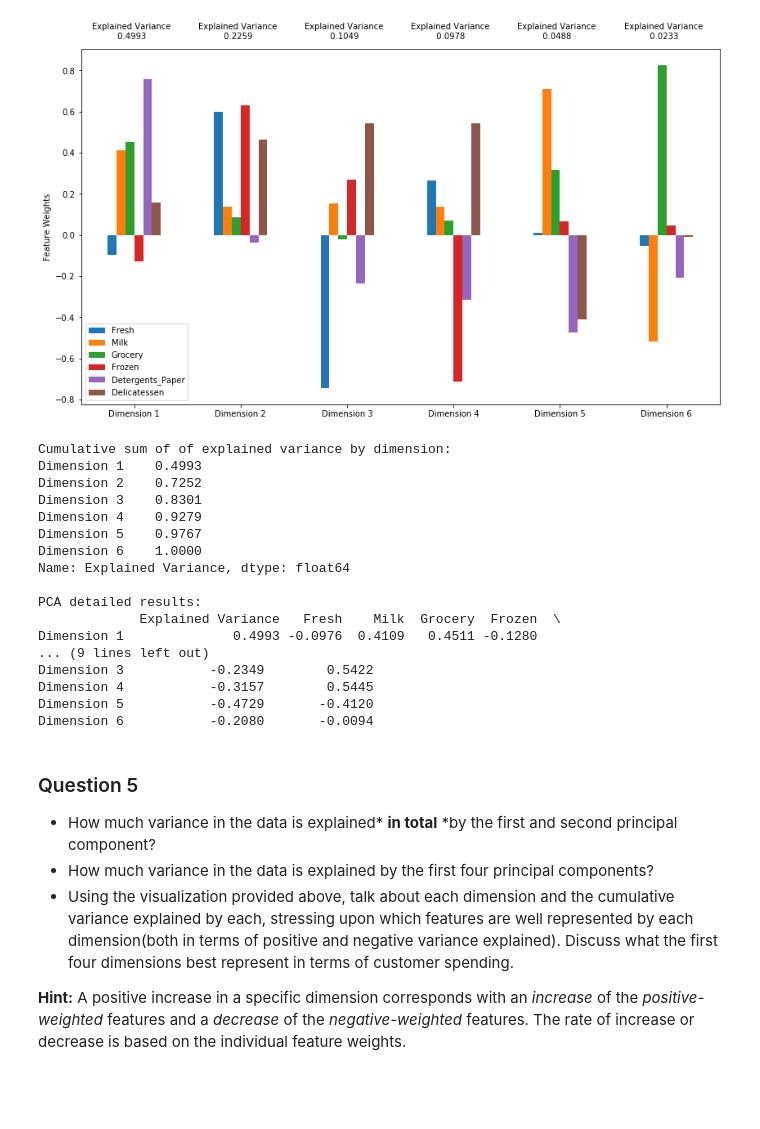
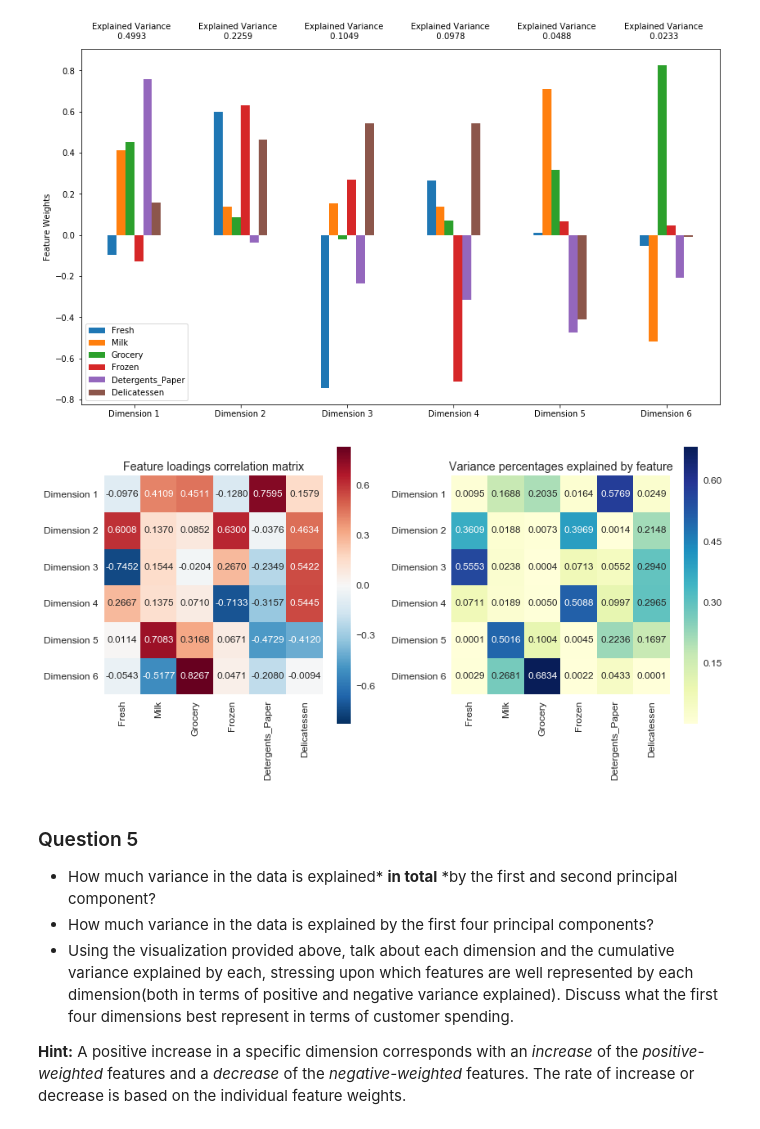
Before and after one commit to juanerolon/Customer-Segmentation-Analysis, a Jupyter notebook: customer_segments.ipynb, the cells around one changed output. Saved outputs shown, nothing was run; the diff lists cells and outputs as text; code cells hidden in the pictures; blank space fills up the shorter version.

```diff
--- a/customer_segments.ipynb
+++ b/customer_segments.ipynb
@@ -441,30 +441,35 @@ pca_samples = pca.transform(log_samples)
 pca_results = vs.pca_results(good_data, pca)
 # %% [output]
 [figure]
-# %%
-print "Cumulative sum of of explained variance by dimension:"
-print pca_results['Explained Variance'].cumsum()
-print""
-print "PCA detailed results:"
-print pca_results
-# %% [output]
-Cumulative sum of of explained variance by dimension:
-Dimension 1    0.4993
-Dimension 2    0.7252
-Dimension 3    0.8301
-Dimension 4    0.9279
-Dimension 5    0.9767
-Dimension 6    1.0000
-Name: Explained Variance, dtype: float64
-
-PCA detailed results:
-             Explained Variance   Fresh    Milk  Grocery  Frozen  \
-Dimension 1              0.4993 -0.0976  0.4109   0.4511 -0.1280
-... (9 lines left out)
-Dimension 3           -0.2349        0.5422
-Dimension 4           -0.3157        0.5445
-Dimension 5           -0.4729       -0.4120
-Dimension 6           -0.2080       -0.0094
+# %%
+    import seaborn as sns
+    cols = list(pca_results.columns)[1:]
+    rows = list(pca_results.index)
+    pca_matrix = pca.components_
+    pca_squared_matrix = np.square(pca.components_)
+
+    plt.figure(1, figsize=(12, 6))
+
+    plt.subplot(1, 2, 1)
+    sns.set(font_scale=1.2)
+    heat_map = sns.heatmap(pca_matrix, cbar=True, annot=True, square=True, fmt='.4f',
+                   annot_kws = {'size': 12}, yticklabels=rows, xticklabels=cols)
+    plt.title("Feature loadings correlation matrix")
+    plt.xticks(rotation='vertical')
+    plt.yticks(rotation='horizontal')
+
+    plt.subplot(1, 2, 2)
+    sns.set(font_scale=1.2)
+    heat_map = sns.heatmap(pca_squared_matrix, cmap="YlGnBu", cbar=True, annot=True, square=True, fmt='.4f',
+                           annot_kws={'size': 12}, yticklabels=rows, xticklabels=cols)
+    plt.title("Variance percentages explained by feature")
+    plt.xticks(rotation='vertical')
+    plt.yticks(rotation='horizontal')
+
+    plt.tight_layout()
+    plt.show()
+# %% [output]
+[figure, added]
 # %% [markdown]
 ### Question 5
 
```
Also changed, not shown: parts of 2 cells of this notebook.
